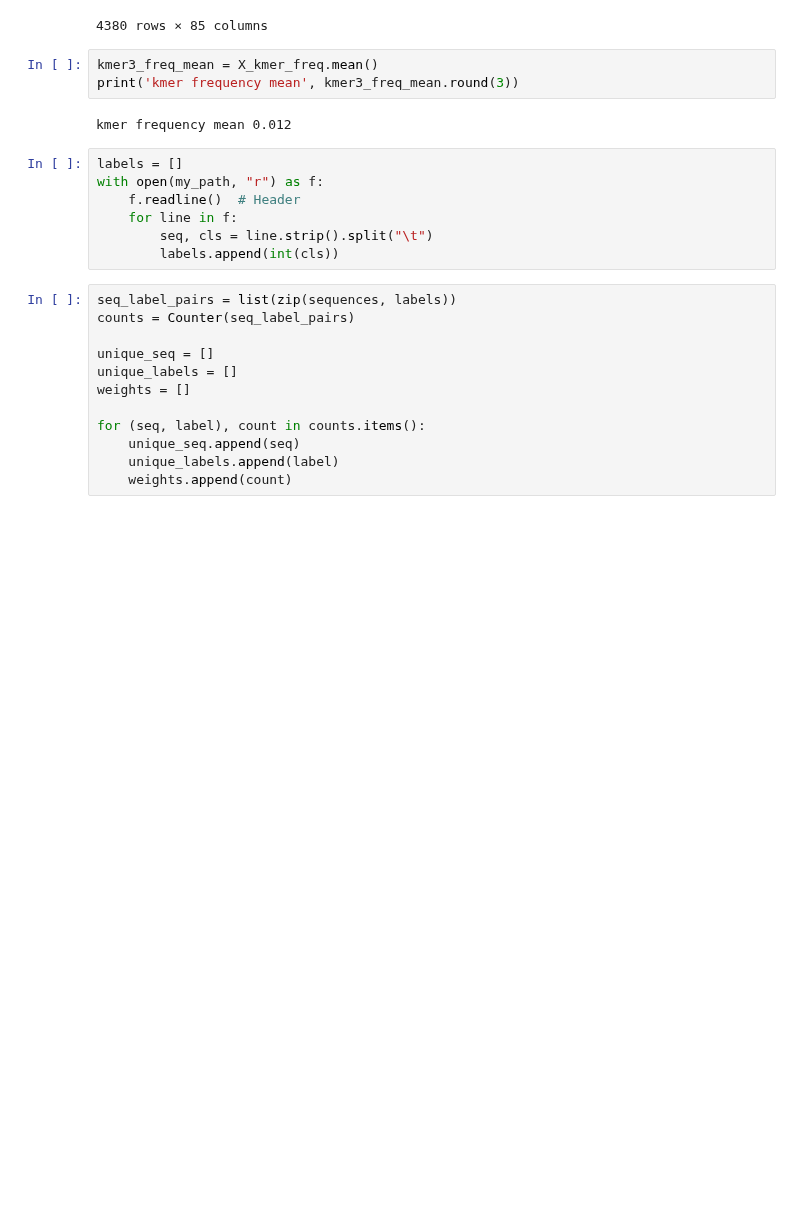
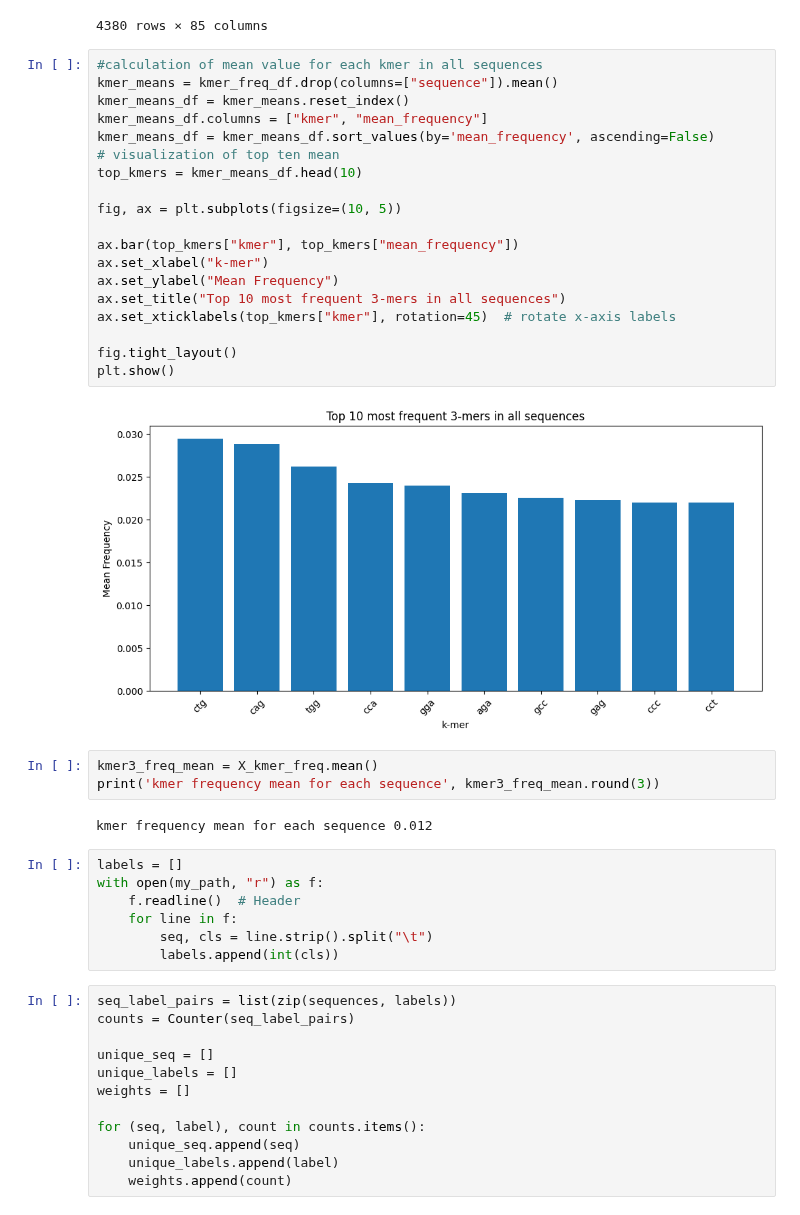
Before and after one commit to YamenNahhas/my-data-project, a Jupyter notebook: notebooks/DNA classification/Human Data Sequnence.ipynb, the cells around one changed output. Saved outputs shown, nothing was run; the diff lists cells and outputs as text; blank space fills up the shorter version.

Commit message:
calculation of mean for each kmer in all sequences and visualization

```diff
--- a/notebooks/DNA classification/Human Data Sequnence.ipynb
+++ b/notebooks/DNA classification/Human Data Sequnence.ipynb
@@ -274,11 +274,32 @@ kmer_freq_df
 | 4378 | ATGGGGCACCTGGTTTGCTGTCTGTGTGGCAAG... | 0.019973 | 0.006658 | 0.030626 | 0.013316 | 0.017310 | 0.018642 | 0.002663 | 0.013316 | 0.027963 | ... | ... |
 | 4379 | ATGCAGTCCTTTCGGGAGCAAAGCAGTTACCAC... | 0.010941 | 0.006565 | 0.017505 | 0.004376 | 0.019694 | 0.017505 | 0.008753 | 0.006565 | 0.019694 | ... | ... |
 4380 rows × 85 columns
+# %%
+#calculation of mean value for each kmer in all sequences
+kmer_means = kmer_freq_df.drop(columns=["sequence"]).mean()
+kmer_means_df = kmer_means.reset_index()
+kmer_means_df.columns = ["kmer", "mean_frequency"]
+kmer_means_df = kmer_means_df.sort_values(by='mean_frequency', ascending=False)
+# visualization of top ten mean
+top_kmers = kmer_means_df.head(10)
+
+fig, ax = plt.subplots(figsize=(10, 5))
+
+ax.bar(top_kmers["kmer"], top_kmers["mean_frequency"])
+ax.set_xlabel("k-mer")
+ax.set_ylabel("Mean Frequency")
+ax.set_title("Top 10 most frequent 3-mers in all sequences")
+ax.set_xticklabels(top_kmers["kmer"], rotation=45)  # rotate x-axis labels
+
+fig.tight_layout()
+plt.show()
+# %% [output]
+[figure, added]
 # %%
 kmer3_freq_mean = X_kmer_freq.mean()
-print('kmer frequency mean', kmer3_freq_mean.round(3))
+print('kmer frequency mean for each sequence', kmer3_freq_mean.round(3))
 # %% [output]
-kmer frequency mean 0.012
+kmer frequency mean for each sequence 0.012
 # %%
 labels = []
 with open(my_path, "r") as f:
```
Also changed, not shown: parts of 1 cell of this notebook.
